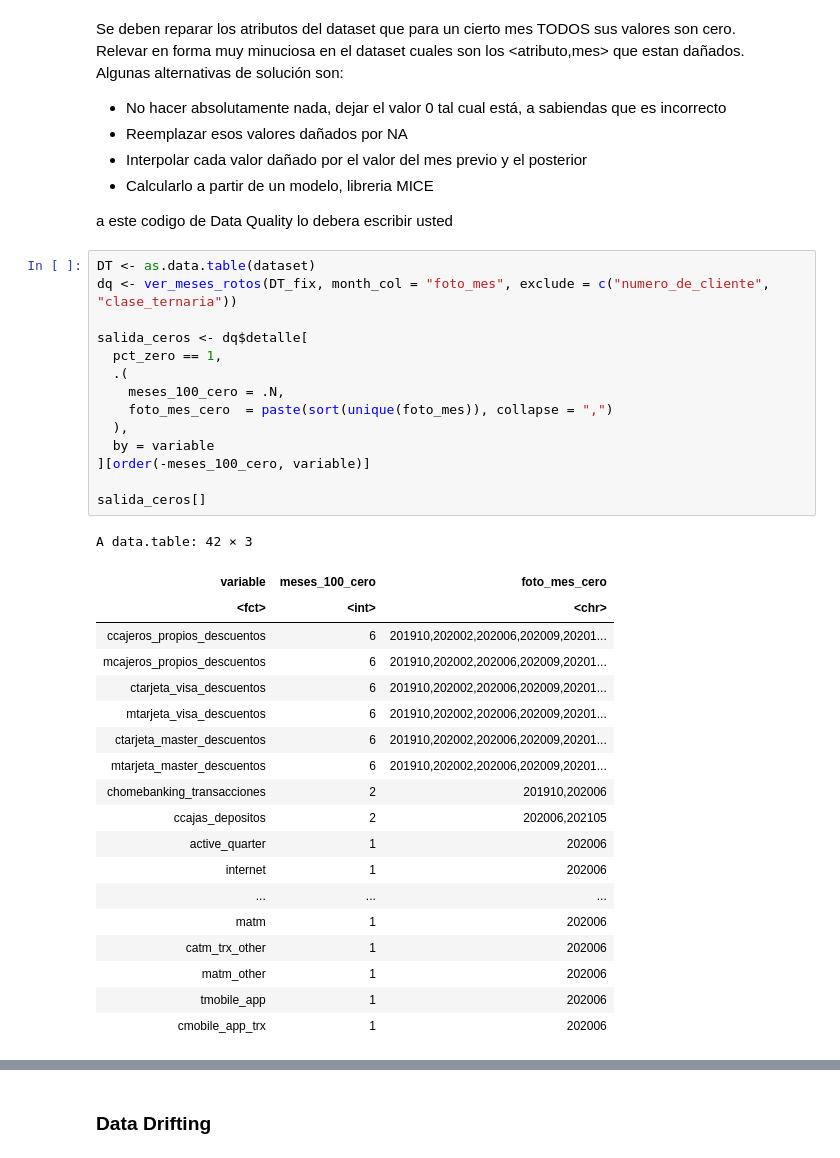
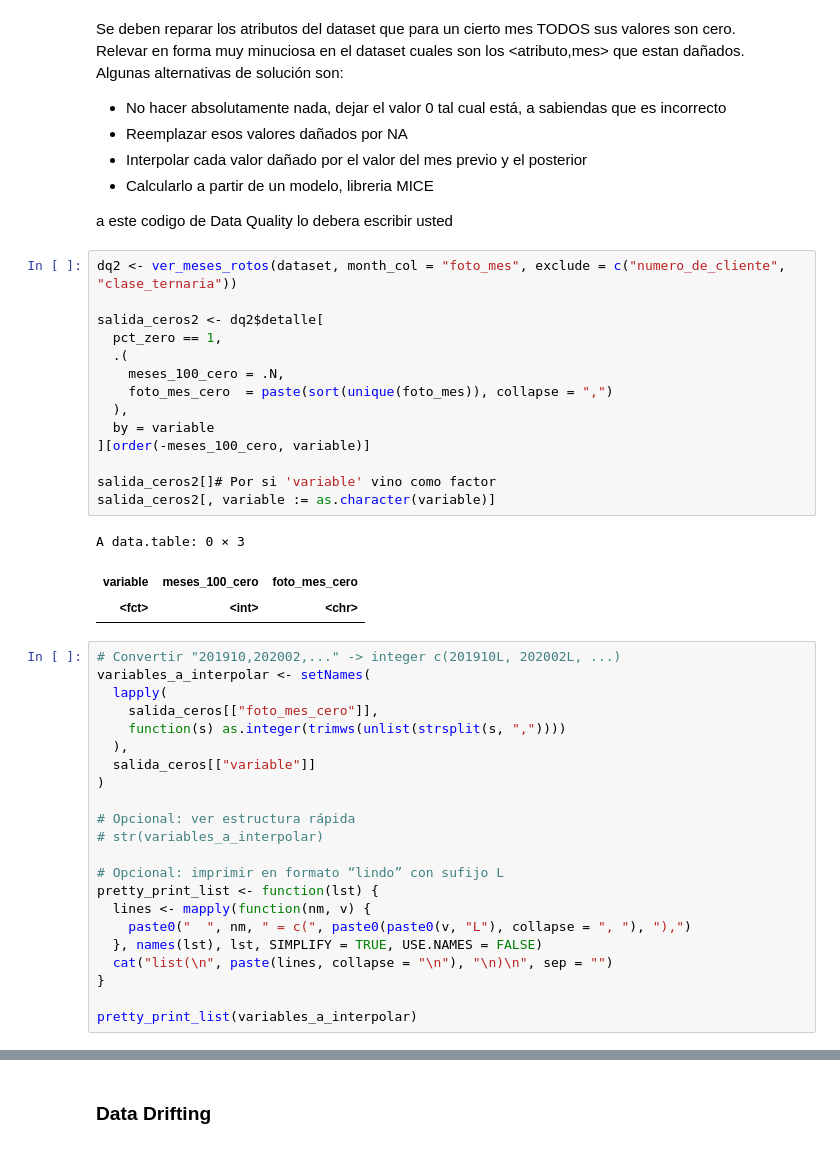
Before and after one commit to missvico/dmeyf2025, a Jupyter notebook: src/churn/C2001/workflow.ipynb, the cells around one changed output, grey strips where cells are left out. Drawn from its saved outputs; the diff is of its cells as text.

Commit message:
feat: interpolar completo

```diff
--- a/src/churn/C2001/workflow.ipynb
+++ b/src/churn/C2001/workflow.ipynb
@@ -85,37 +85,43 @@ Se deben reparar los atributos del dataset que para un cierto mes TODOS sus valo
 
 a este codigo de Data Quality  lo debera escribir usted
 # %%
-DT <- as.data.table(dataset)
-dq <- ver_meses_rotos(DT_fix, month_col = "foto_mes", exclude = c("numero_de_cliente", "clase_ternaria"))
+dq2 <- ver_meses_rotos(dataset, month_col = "foto_mes", exclude = c("numero_de_cliente", "clase_ternaria"))
 
-salida_ceros <- dq$detalle[
+salida_ceros2 <- dq2$detalle[
   pct_zero == 1,
   .(
     meses_100_cero = .N,
     foto_mes_cero  = paste(sort(unique(foto_mes)), collapse = ",")
   ),
   by = variable
 ][order(-meses_100_cero, variable)]
 
-salida_ceros[]
+salida_ceros2[]# Por si 'variable' vino como factor
+salida_ceros2[, variable := as.character(variable)]
 # %% [output]
-A data.table: 42 × 3
+A data.table: 0 × 3
 | variable | meses_100_cero | foto_mes_cero |
 | <fct> | <int> | <chr> |
-| ccajeros_propios_descuentos | 6 | 201910,202002,202006,202009,20201... |
-| mcajeros_propios_descuentos | 6 | 201910,202002,202006,202009,20201... |
-| ctarjeta_visa_descuentos | 6 | 201910,202002,202006,202009,20201... |
-| mtarjeta_visa_descuentos | 6 | 201910,202002,202006,202009,20201... |
-| ctarjeta_master_descuentos | 6 | 201910,202002,202006,202009,20201... |
-| mtarjeta_master_descuentos | 6 | 201910,202002,202006,202009,20201... |
-| chomebanking_transacciones | 2 | 201910,202006 |
-| ccajas_depositos | 2 | 202006,202105 |
-| active_quarter | 1 | 202006 |
-| internet | 1 | 202006 |
-| ... | ... | ... |
-| matm | 1 | 202006 |
-| catm_trx_other | 1 | 202006 |
-| matm_other | 1 | 202006 |
-| tmobile_app | 1 | 202006 |
-| cmobile_app_trx | 1 | 202006 |
+# %%
+# Convertir "201910,202002,..." -> integer c(201910L, 202002L, ...)
+variables_a_interpolar <- setNames(
+  lapply(
+    salida_ceros[["foto_mes_cero"]],
+    function(s) as.integer(trimws(unlist(strsplit(s, ","))))
+  ),
+  salida_ceros[["variable"]]
+)
+
+# Opcional: ver estructura rápida
+# str(variables_a_interpolar)
+
+# Opcional: imprimir en formato “lindo” con sufijo L
+pretty_print_list <- function(lst) {
+  lines <- mapply(function(nm, v) {
+    paste0("  ", nm, " = c(", paste0(paste0(v, "L"), collapse = ", "), "),")
+  }, names(lst), lst, SIMPLIFY = TRUE, USE.NAMES = FALSE)
+  cat("list(\n", paste(lines, collapse = "\n"), "\n)\n", sep = "")
+}
+
+pretty_print_list(variables_a_interpolar)
 # %%
```
Also changed, not shown: parts of 3 cells of this notebook.
